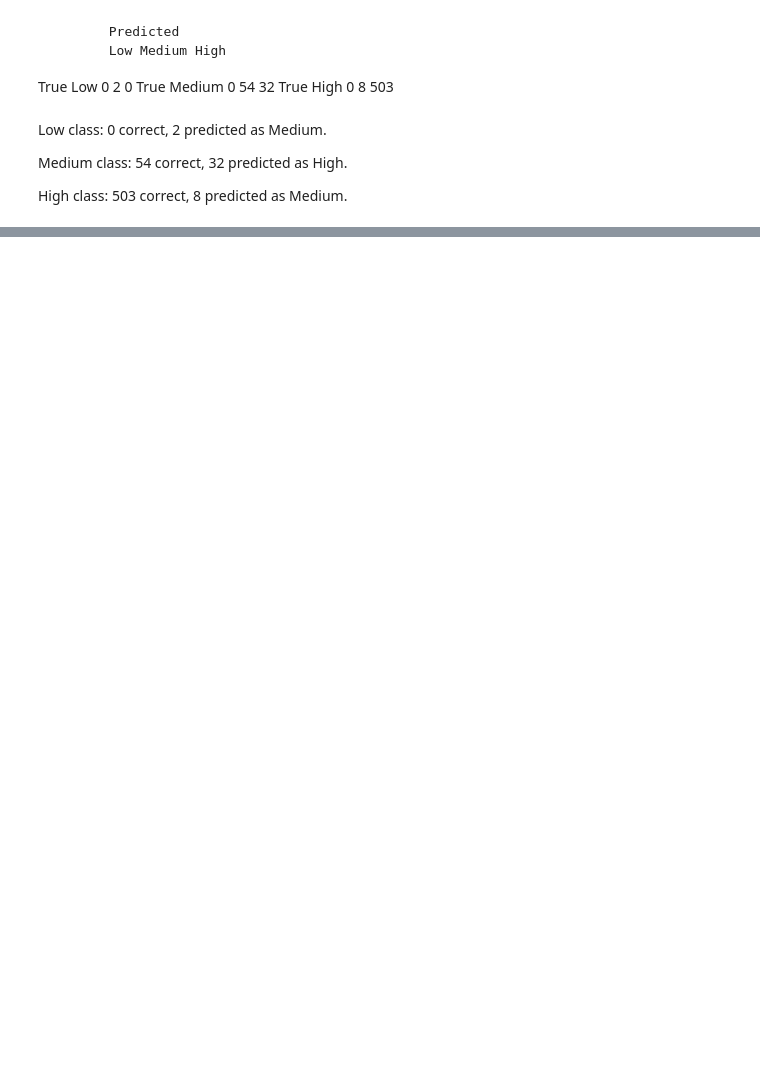
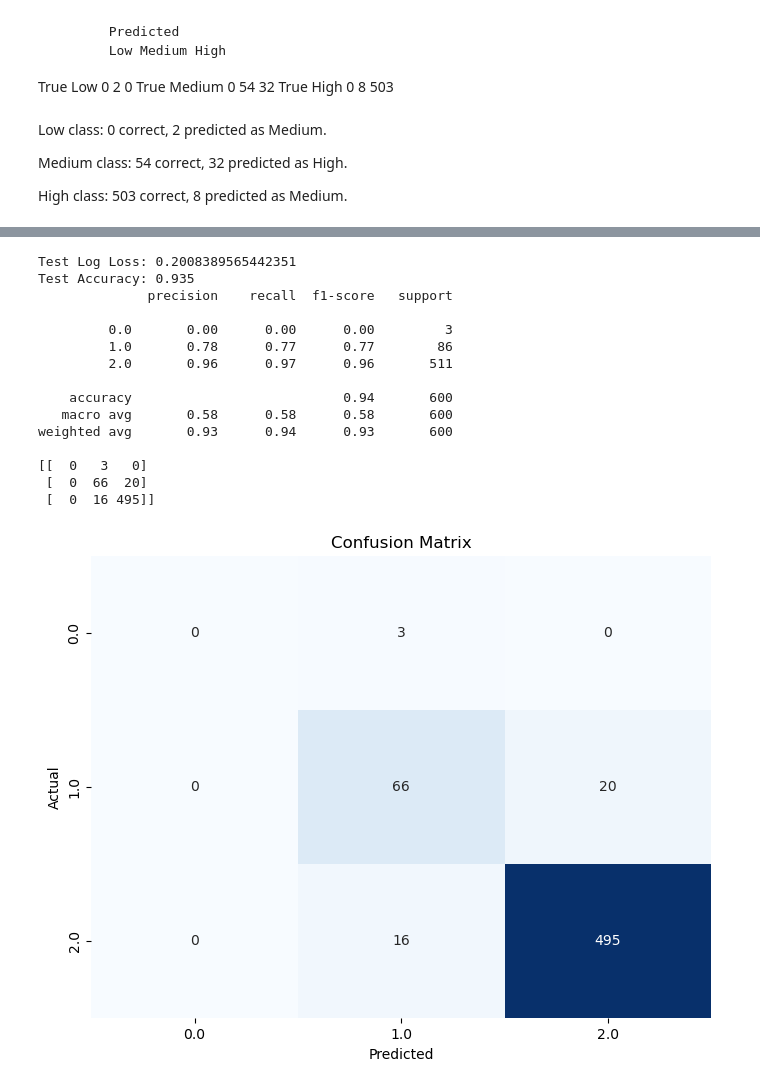
Before and after one commit to Natashaa7/Phone-Addiction-Analysis, a Jupyter notebook: TeenPhoneAddiction.ipynb, the cells around one changed output, grey strips where cells are left out. Drawn from its saved outputs; the diff is of its cells as text; code cells hidden in the pictures; blank space fills up the shorter version.

```diff
--- a/TeenPhoneAddiction.ipynb
+++ b/TeenPhoneAddiction.ipynb
@@ -728,0 +876,4 @@ High class: 503 correct, 8 predicted as Medium.
+# %%
+# X_final = selected features
+# y = target
+X_train, X_test, y_train, y_test = train_test_split(X_final, y, test_size=0.2, random_state=42, stratify=y)
@@ -728,0 +920,7 @@ High class: 503 correct, 8 predicted as Medium.
+# %%
+from imblearn.over_sampling import SMOTE
+
+smote = SMOTE(random_state=42)
+X_train_res, y_train_res = smote.fit_resample(X_train, y_train)
+print("Before SMOTE:", y_train.value_counts())
+print("After SMOTE:", y_train_res.value_counts())
@@ -728,0 +962,4 @@ High class: 503 correct, 8 predicted as Medium.
+# %%
+# Train model
+model = RandomForestClassifier(random_state=42, class_weight='balanced')
+model.fit(X_train_res, y_train_res)
@@ -728,0 +1132,45 @@ High class: 503 correct, 8 predicted as Medium.
+# %%
+from sklearn.metrics import log_loss
+
+best_rf = grid_search.best_estimator_
+best_rf.fit(X_train_res, y_train_res)
+
+# Predict probabilities
+y_pred_proba = best_rf.predict_proba(X_test)
+
+# Calculate log loss
+test_loss = log_loss(y_test, y_pred_proba)
+print("Test Log Loss:", test_loss)
+
+# Optional: Accuracy & report
+y_pred = best_rf.predict(X_test)
+print("Test Accuracy:", accuracy_score(y_test, y_pred))
+print(classification_report(y_test, y_pred, zero_division=0))
+cm = confusion_matrix(y_test, y_pred)
+print(cm)
+
+# Plot confusion matrix
+plt.figure(figsize=(8, 6))
+sns.heatmap(cm, annot=True, fmt='d', cmap='Blues', cbar=False,
+            xticklabels=best_rf.classes_, yticklabels=best_rf.classes_)
+plt.xlabel('Predicted')
+plt.ylabel('Actual')
+plt.title('Confusion Matrix')
+plt.show()
+# %% [output]
+Test Log Loss: 0.2008389565442351
+Test Accuracy: 0.935
+              precision    recall  f1-score   support
+
+         0.0       0.00      0.00      0.00         3
+         1.0       0.78      0.77      0.77        86
+         2.0       0.96      0.97      0.96       511
+
+    accuracy                           0.94       600
+   macro avg       0.58      0.58      0.58       600
+weighted avg       0.93      0.94      0.93       600
+
+[[  0   3   0]
+ [  0  66  20]
+ [  0  16 495]]
+[figure, added]
```
Also changed, not shown: parts of 32 cells of this notebook.
